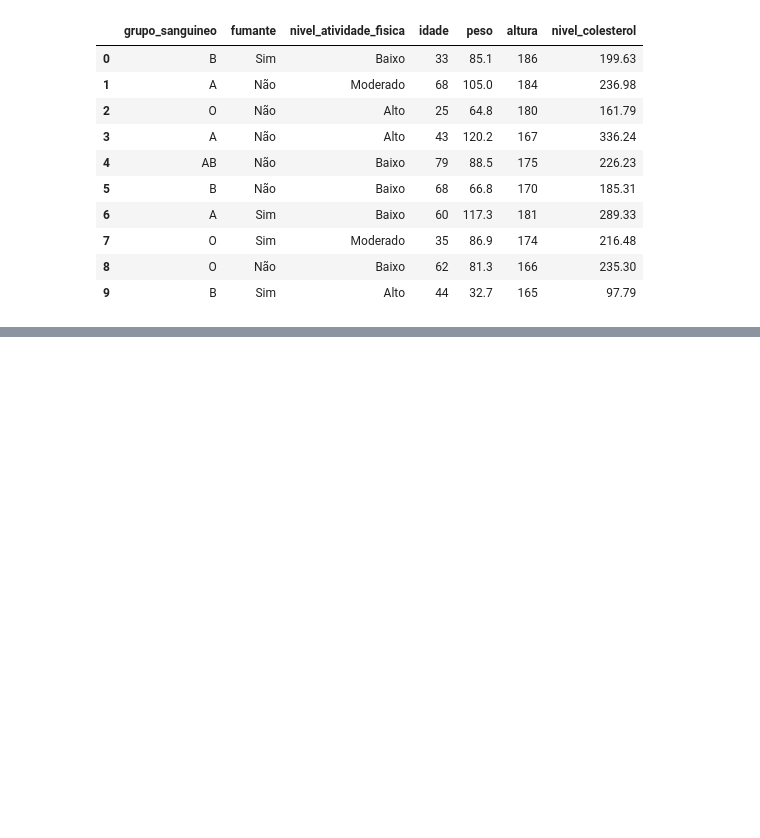
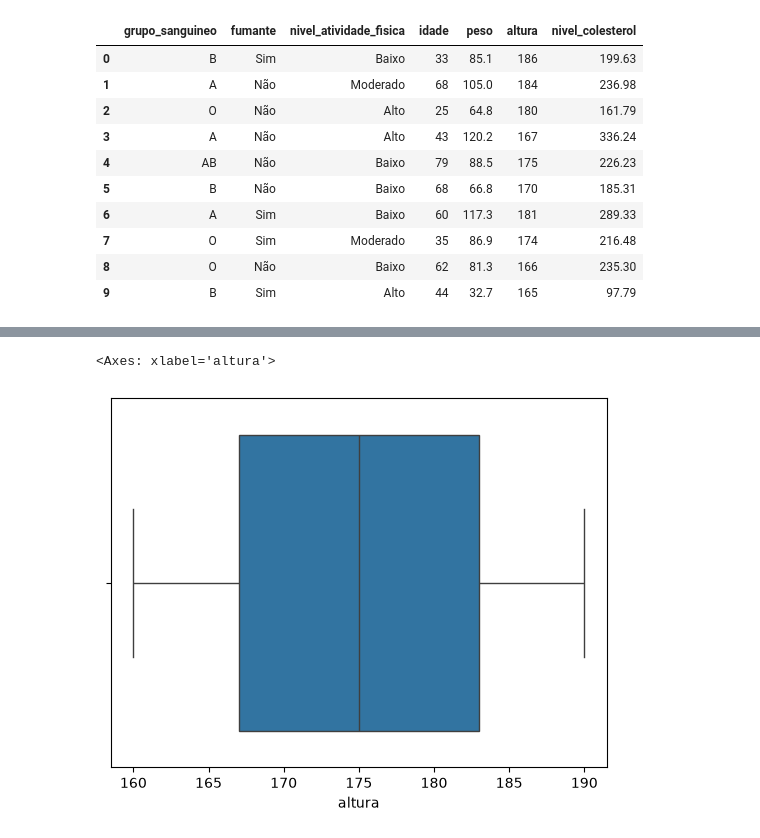
Before and after one commit to Manoelhns/regressao-linear-multipla, a Jupyter notebook: modelo_colesterol.ipynb, the cells around one changed output, grey strips where cells are left out. Saved outputs shown, nothing was run; the diff lists cells and outputs as text; code cells hidden in the pictures; blank space fills up the shorter version.

```diff
--- a/modelo_colesterol.ipynb
+++ b/modelo_colesterol.ipynb
@@ -183,0 +224,6 @@ df_colesterol_eda.head(10)
+# %%
+# Verificando a variável altura
+sns.boxplot(data=df_colesterol_eda, x='altura')
+# %% [output]
+<Axes: xlabel='altura'>
+[figure, added]
```
Also changed, not shown: parts of 8 cells of this notebook.
